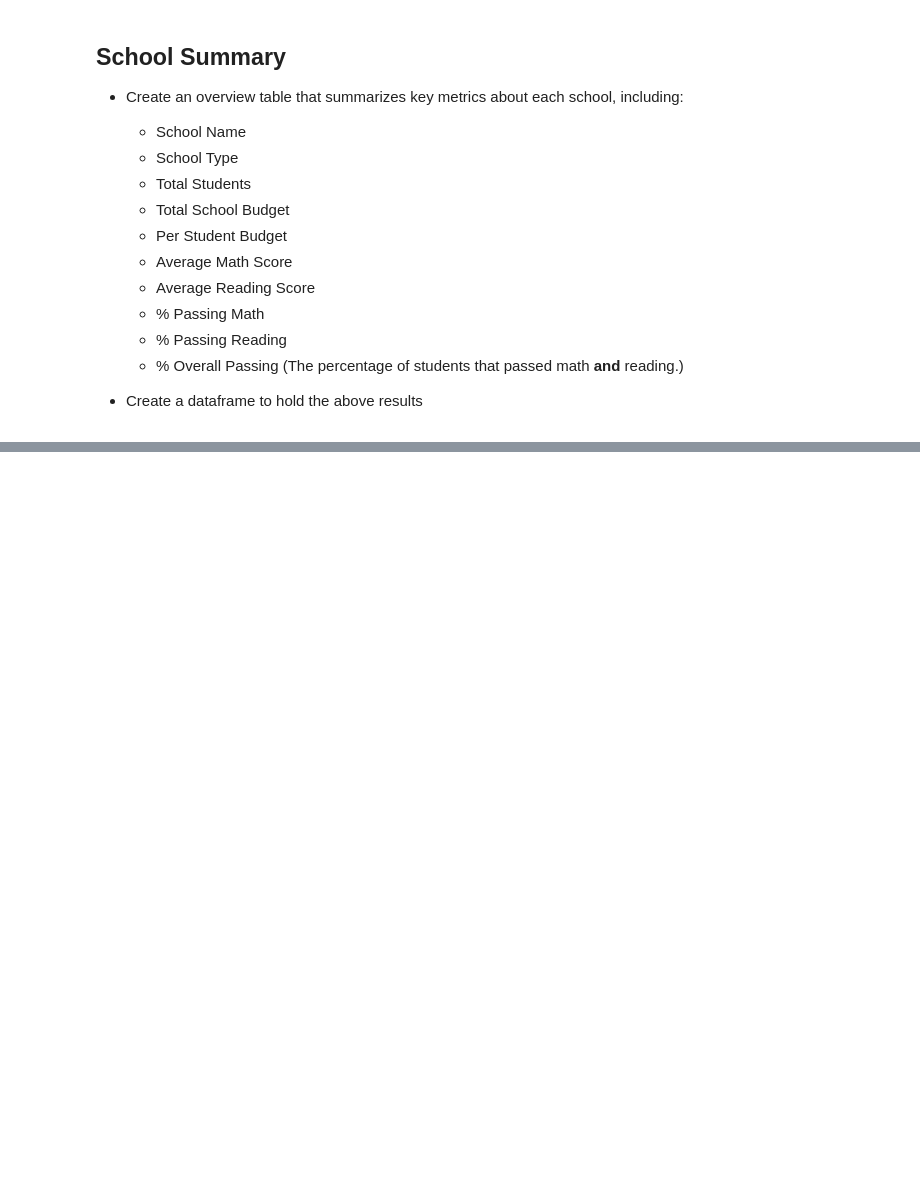
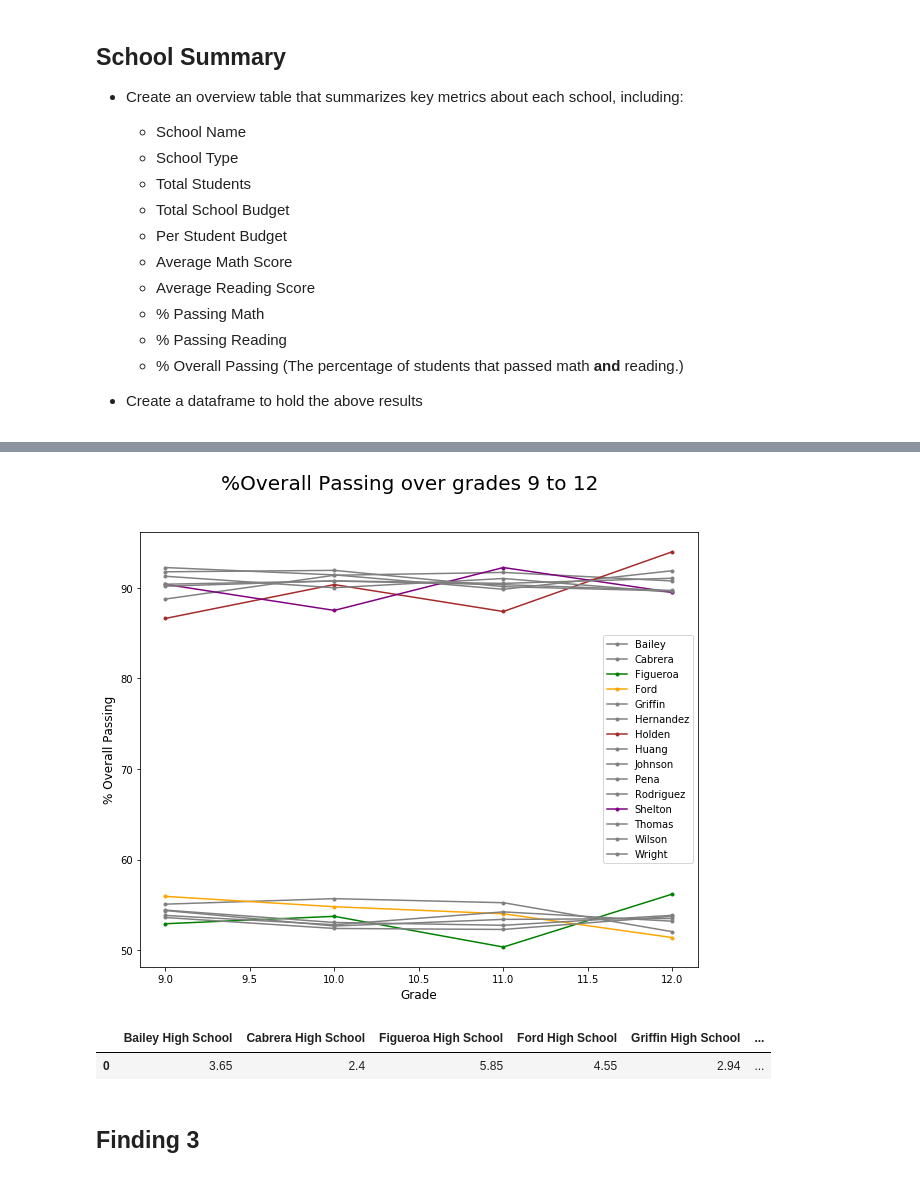
Before and after one commit to bnarath/pandas-challenge, a Jupyter notebook: PyCitySchools/PyCitySchools.ipynb, the cells around one changed output, grey strips where cells are left out. Saved outputs shown, nothing was run; the diff lists cells and outputs as text; code cells hidden in the pictures; blank space fills up the shorter version.

```diff
--- a/PyCitySchools/PyCitySchools.ipynb
+++ b/PyCitySchools/PyCitySchools.ipynb
@@ -147,0 +367,47 @@ school_summary
+# %%
+#Create a group for all students, grouped by school name and grade
+all_students_grp = school_data_complete.groupby(['school_name', 'grade'])
+all_students_grade_wise = all_students_grp['student_name'].count()
+#unstack to get grade index as column
+all_students_grade_wise=all_students_grade_wise.unstack(level=1)
+#Create a group for all passed students, grouped by school name and grade
+passed_students_grp = school_data_complete.query('reading_score>=70 & math_score>=70').groupby(['school_name', 'grade'])
+passed_students_grade_wise = passed_students_grp['student_name'].count()
+#unstack to get grade index as column
+passed_students_grade_wise=passed_students_grade_wise.unstack(level=1)
+#Take non-formatted data for illustration
+perf_schools_grade_nf = (100*passed_students_grade_wise.div(all_students_grade_wise)).applymap(lambda x: round(x,2))
+#Format the data
+perf_schools_grade = (100*passed_students_grade_wise.div(all_students_grade_wise)).applymap("{:.2f}%".format)
+#Illustration
+#To change to the right format for the graph
+grade_school = perf_schools_grade_nf.T
+grade_school.reset_index(inplace=True)
+grade_school.columns.name=None
+grade_school.grade = grade_school.grade.apply(lambda x: int(re.sub('th', '', x)))
+grade_school = grade_school.sort_values(by='grade')
+#grade_school.set_index('grade', inplace=True)
+#grade_school
+# %%
+fig = plt.figure(figsize=(10,8))
+ax = fig.add_subplot(1, 1, 1)
+_= ax.set_prop_cycle(color=['grey', 'grey', 'green', 'orange', 'grey', 'grey', 'brown', 'grey',
+       'grey', 'grey', 'grey', 'purple', 'grey', 'grey', 'grey'])
+
+for col in grade_school.columns[1:]:
+    _=ax.plot(grade_school['grade'], grade_school[col], marker = '.', label=col.split()[0])
+
+_=fig.suptitle('%Overall Passing over grades 9 to 12', fontsize=20)
+_=plt.xlabel('Grade', fontsize=12)
+_=plt.ylabel('% Overall Passing', fontsize=12)
+_=plt.legend()
+# %% [output]
+[figure, added]
+# %%
+grade_school = grade_school.drop('grade', axis=1)
+pd.DataFrame([grade_school.max(axis=0)-grade_school.min(axis=0)])
+# %% [output]
+|  | Bailey High School | Cabrera High School | Figueroa High School | Ford High School | Griffin High School | ... |
+| 0 | 3.65 | 2.4 | 5.85 | 4.55 | 2.94 | ... |
+# %% [markdown]
+## Finding 3
```
Also changed, not shown: parts of 26 cells of this notebook, 14 other files.
